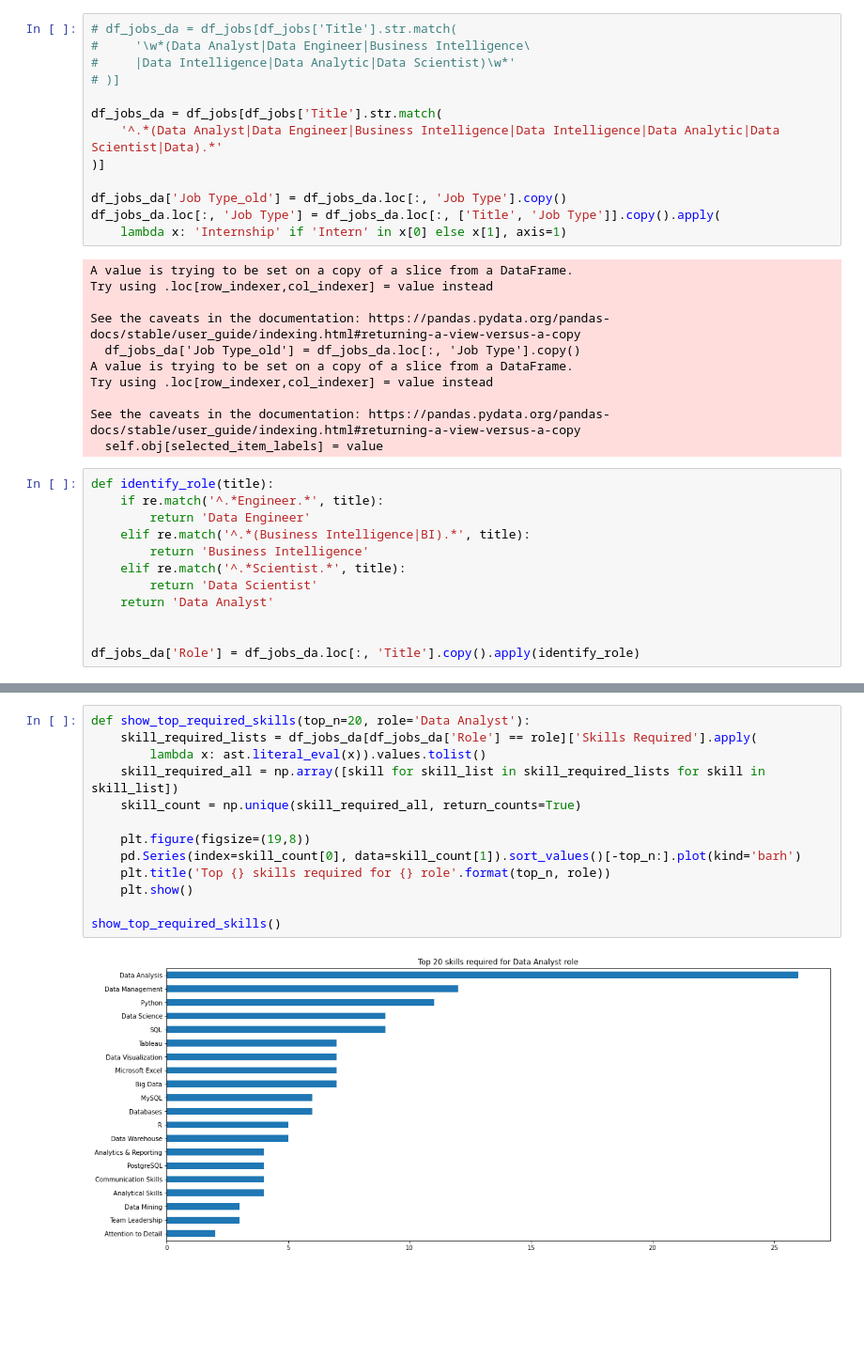
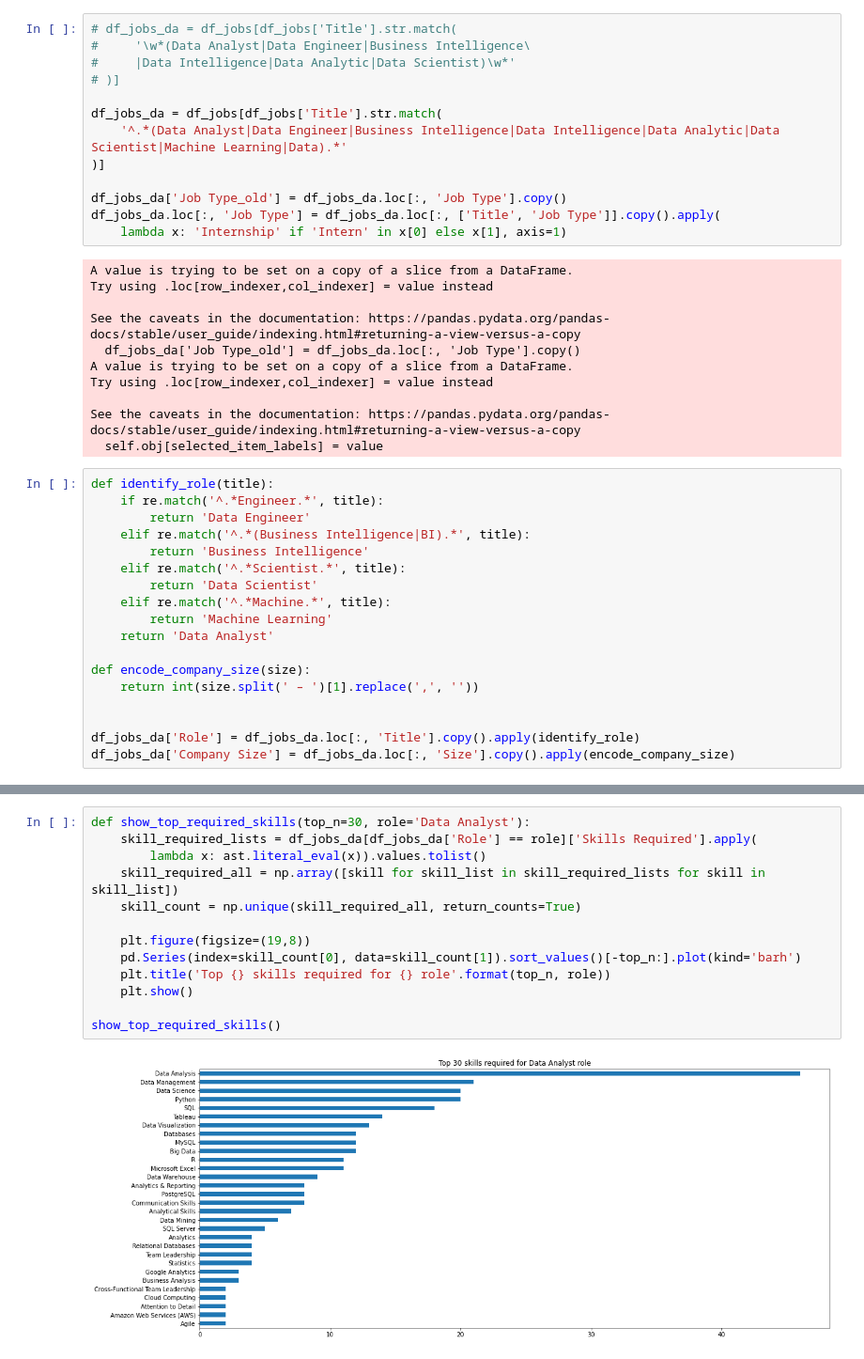
Before and after one commit to idrishaidar/TIA-Jobs-Scraping, a Jupyter notebook: TIA Jobs - Analysis.ipynb, the cells around one changed output, grey strips where cells are left out. Shown: that part at 94% size. Saved outputs shown, nothing was run; the diff lists cells and outputs as text; blank space fills up the shorter version.

```diff
--- a/TIA Jobs - Analysis.ipynb
+++ b/TIA Jobs - Analysis.ipynb
@@ -75,7 +78,7 @@ array(['Data Analyst', 'Data Analyst', 'Data Analyst (Mid)',
 # )]
 
 df_jobs_da = df_jobs[df_jobs['Title'].str.match(
-    '^.*(Data Analyst|Data Engineer|Business Intelligence|Data Intelligence|Data Analytic|Data Scientist|Data).*'
+    '^.*(Data Analyst|Data Engineer|Business Intelligence|Data Intelligence|Data Analytic|Data Scientist|Machine Learning|Data).*'
 )]
 
 df_jobs_da['Job Type_old'] = df_jobs_da.loc[:, 'Job Type'].copy()
@@ -100,10 +103,16 @@ def identify_role(title):
         return 'Business Intelligence'
     elif re.match('^.*Scientist.*', title):
         return 'Data Scientist'
+    elif re.match('^.*Machine.*', title):
+        return 'Machine Learning'
     return 'Data Analyst'
+
+def encode_company_size(size):
+    return int(size.split(' – ')[1].replace(',', ''))
 
 
 df_jobs_da['Role'] = df_jobs_da.loc[:, 'Title'].copy().apply(identify_role)
+df_jobs_da['Company Size'] = df_jobs_da.loc[:, 'Size'].copy().apply(encode_company_size)
 # %% [output]
 A value is trying to be set on a copy of a slice from a DataFrame.
 Try using .loc[row_indexer,col_indexer] = value instead
@@ -151,18 +175,18 @@ plt.show()
 # %%
-def show_top_required_skills(top_n=20, role='Data Analyst'):
+def show_top_required_skills(top_n=30, role='Data Analyst'):
     skill_required_lists = df_jobs_da[df_jobs_da['Role'] == role]['Skills Required'].apply(
         lambda x: ast.literal_eval(x)).values.tolist()
     skill_required_all = np.array([skill for skill_list in skill_required_lists for skill in skill_list])
     skill_count = np.unique(skill_required_all, return_counts=True)
 
     plt.figure(figsize=(19,8))
     pd.Series(index=skill_count[0], data=skill_count[1]).sort_values()[-top_n:].plot(kind='barh')
     plt.title('Top {} skills required for {} role'.format(top_n, role))
     plt.show()
 
 show_top_required_skills()
 # %% [output]
-[figure, old version]
+[figure, new version]
 # %%
 show_top_required_skills(role='Data Scientist')
 # %% [output]
```
Also changed, not shown: parts of 19 cells of this notebook, 3 other files.
